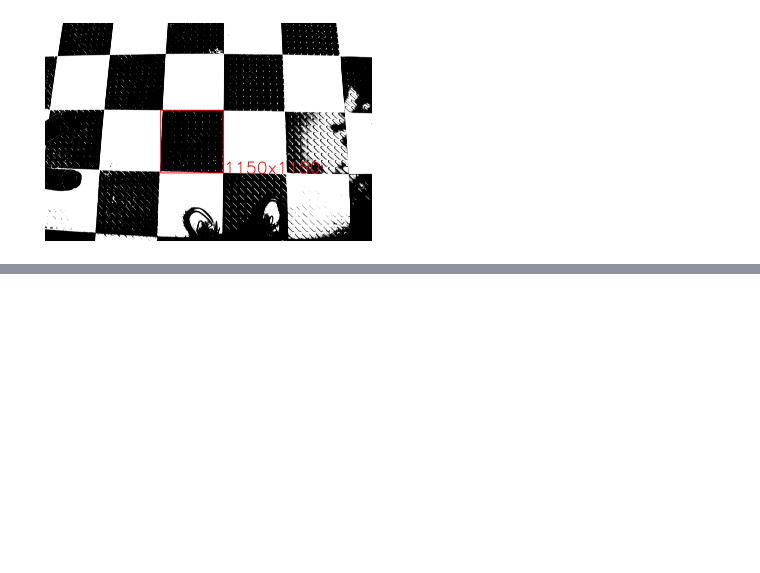
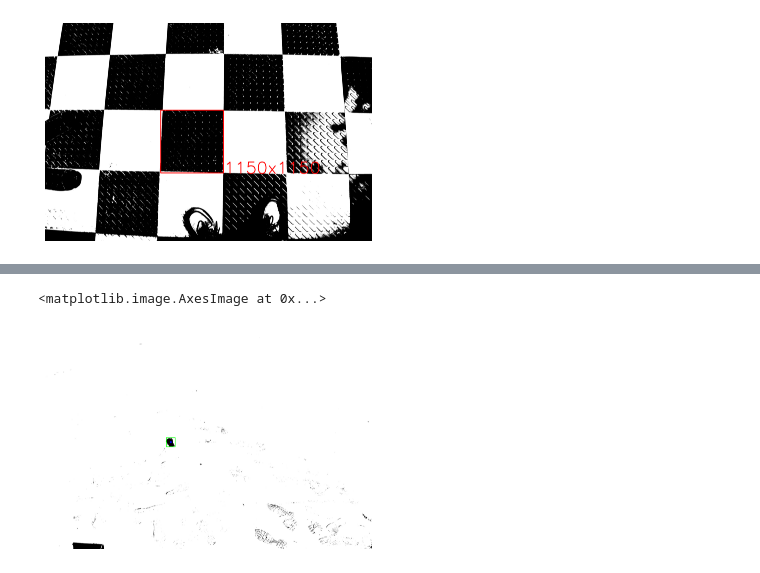
Before and after one commit to pbplop29/Photogrammetry, a Jupyter notebook: Photogrammetry.ipynb, the cells around one changed output, grey strips where cells are left out. Cells and saved outputs as stored; diff of their text form; code cells hidden in the pictures; blank space fills up the shorter version.

```diff
--- a/Photogrammetry.ipynb
+++ b/Photogrammetry.ipynb
@@ -137,0 +146,6 @@ plt.imshow(img)
+# %%
+focal_length = 0.018
+height = 1.5
+distance_actual = 0.3
+distance_on_lens2 = distance_actual * focal_length/height
+print("Found distance on lens for height of 1.5m === {}.".format(distance_on_lens2))
@@ -137,0 +238,33 @@ plt.imshow(img)
+# %%
+def display(img):
+    cv2_imshow(img)
+def shape(img):
+    print(img.shape)
+def resize(img, width=100, height=100, inter=cv2.INTER_AREA):
+    img = cv2.resize(img, (width,height), interpolation=inter)
+    return img
+
+# input should be a grayscale image
+imgx = cv2.imread(image_resized_name)
+img = cv2.imread(image_mask_name)
+imgray = cv2.cvtColor(img, cv2.COLOR_BGR2GRAY)
+ret, thresh = cv2.threshold(imgray, 127, 255, 0)
+edged = cv2.Canny(imgray, 30, 200,0)
+dilate = cv2.dilate(thresh, None, iterations=1)
+erode = cv2.erode(dilate, None, iterations=1)
+contours, hierarchy = cv2.findContours(erode , cv2.RETR_TREE, cv2.CHAIN_APPROX_NONE)
+for c in contours:
+    area = cv2.contourArea(c)
+    if area >img.shape[0]*img.shape[1]*0.98 or area < img.shape[0]*img.shape[1]*0.00065:
+        pass
+    else:
+        x, y, w, h = cv2.boundingRect(c)
+        cv2.rectangle(img, (x, y), (x + w, y + h), (0, 255, 0), 10)
+        cv2.circle(img, (x + w//2, y + h//2), 10, (0, 0, 255), 15)
+
+#cv2.imwrite(image_contours_name, img)
+plt.axis('off')
+plt.imshow(img)
+# %% [output]
+<matplotlib.image.AxesImage at 0x...>
+[figure, added]
```
Also changed, not shown: parts of 16 cells of this notebook.
